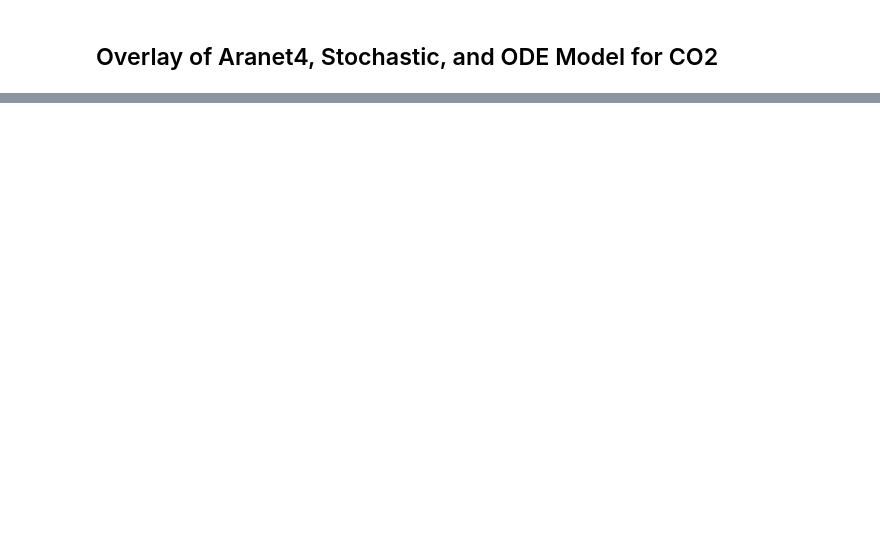
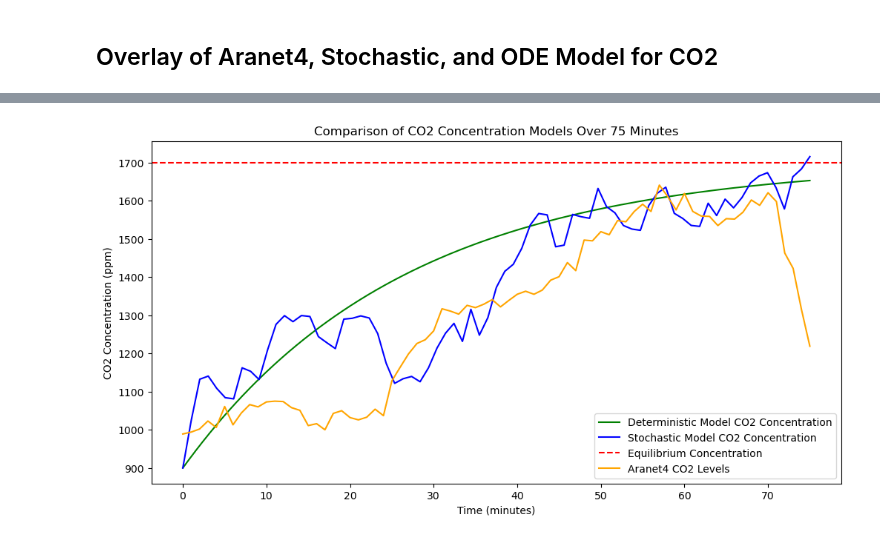
Before and after one commit to coreyddsc/aranet4-project, a Jupyter notebook: air_flow_modeling.ipynb, the cells around one changed output, grey strips where cells are left out. Saved outputs shown, nothing was run; the diff lists cells and outputs as text; code cells hidden in the pictures; blank space fills up the shorter version.

Commit message:
update air flow models

```diff
--- a/air_flow_modeling.ipynb
+++ b/air_flow_modeling.ipynb
@@ -347,0 +350,74 @@ See the caveats in the documentation: https://pandas.pydata.org/pandas-docs/stab
+# %%
+import numpy as np
+import pandas as pd
+import matplotlib.pyplot as plt
+
+# Constants for the deterministic model
+V_det = 30*30*10  # Volume of the room in ft^3
+Q_det = 20*17  # Air flow rate in ft^3/min
+C_in_det = 100*17  # Concentration of CO2 in incoming air
+C_0_det = 900  # Initial concentration of CO2 in the room
+
+# Time range for the deterministic model
+t_det = np.linspace(0, 75, 750)  # Time range from 0 to 75 minutes
+
+# Solve the differential equation for the deterministic model
+C_det = C_in_det + (C_0_det - C_in_det) * np.exp(-Q_det/V_det * t_det)
+
+# Constants for the stochastic model
+V_sto = 30*30*10  # Volume of the room in ft^3
+Q_sto = 20*17  # Air flow rate in ft^3/min
+C_in_sto = 100*17  # Concentration of CO2 in incoming air
+C_0_sto = 900  # Initial concentration of CO2 in the room (different from the deterministic model)
+sigma = 50  # Intensity of the noise
+dt = 1  # Time step in minutes
+T = 75  # Total time in minutes
+N = int(T / dt)  # Number of steps
+
+# Euler-Maruyama method for the stochastic model
+t_sto = np.linspace(0, T, N)  # Time vector
+C_sto = np.zeros(N)
+C_sto[0] = C_0_sto
+for i in range(1, N):
+    dW = np.random.normal(0, np.sqrt(dt))  # Increment of Wiener process
+    C_sto[i] = C_sto[i-1] + (Q_sto/V_sto) * (C_in_sto - C_sto[i-1]) * dt + sigma * dW
+
+# Assume 'aranet4' is the DataFrame with your actual minute-to-minute CO2 readings
+# Read in your actual 'aranet4' data here
+# aranet4 = pd.read_csv('path_to_your_data.csv')  # Replace with the actual data loading code
+
+# Ensure 'Datetime' column is in datetime format and rounded to the nearest minute
+aranet4['Datetime'] = pd.to_datetime(aranet4['Datetime']).dt.round('min')
+
+# Filter the data for the specified 75-minute interval
+start_time = pd.to_datetime('2024-03-18 12:30')
+end_time = start_time + pd.Timedelta(minutes=75)
+# Filter the data for the specified 75-minute interval and create a copy to avoid the SettingWithCopyWarning
+filtered_data = aranet4[(aranet4['Datetime'] >= start_time) & (aranet4['Datetime'] <= end_time)].copy()
+
+# Calculate the minutes since the start for the Aranet4 data
+filtered_data['Minutes Since Start'] = (filtered_data['Datetime'] - start_time).dt.total_seconds() / 60
+
+# Start plotting
+plt.figure(figsize=(12, 6))
+
+# Plot the deterministic model's CO2 concentration
+plt.plot(t_det, C_det, label='Deterministic Model CO2 Concentration', color='green')
+
+# Plot the stochastic model's CO2 concentration
+plt.plot(t_sto, C_sto, label='Stochastic Model CO2 Concentration', color='blue')
+
+# Plot the equilibrium concentration
+plt.axhline(y=C_in_sto, color='r', linestyle='--', label='Equilibrium Concentration')
+
+# Plot the Aranet4 CO2 levels, aligning the time axis to the models
+filtered_data['Minutes Since Start'] = (filtered_data['Datetime'] - start_time).dt.total_seconds() / 60
+plt.plot(filtered_data['Minutes Since Start'], filtered_data['Carbon dioxide(ppm)'], label='Aranet4 CO2 Levels', color='orange')
+
+# Format the plot
+plt.xlabel('Time (minutes)')
+plt.ylabel('CO2 Concentration (ppm)')
+plt.title('Comparison of CO2 Concentration Models Over 75 Minutes')
+plt.legend()
+plt
+# %% [output]
@@ -347,0 +425 @@ See the caveats in the documentation: https://pandas.pydata.org/pandas-docs/stab
+[figure, added]
```
Also changed, not shown: parts of 4 cells of this notebook.
